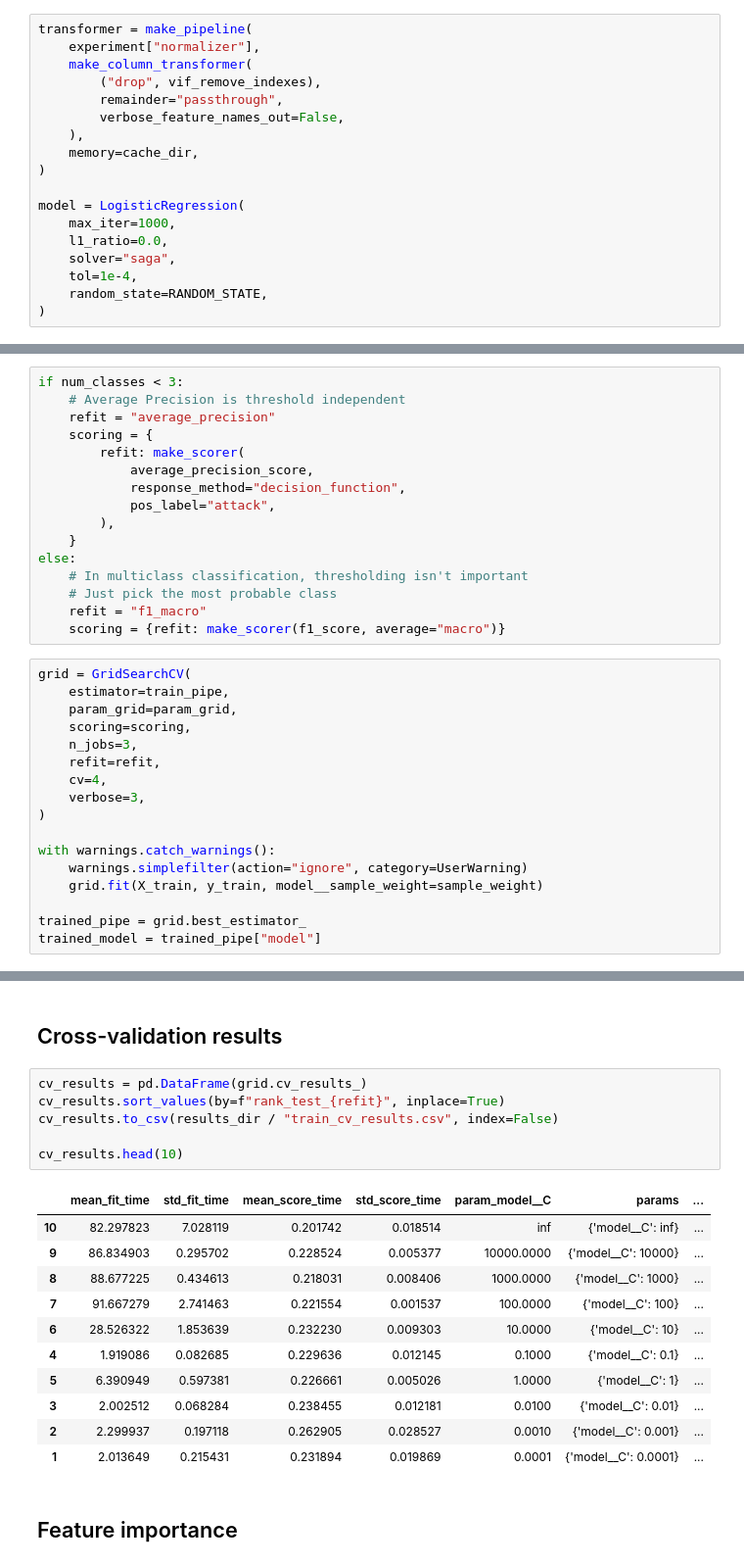
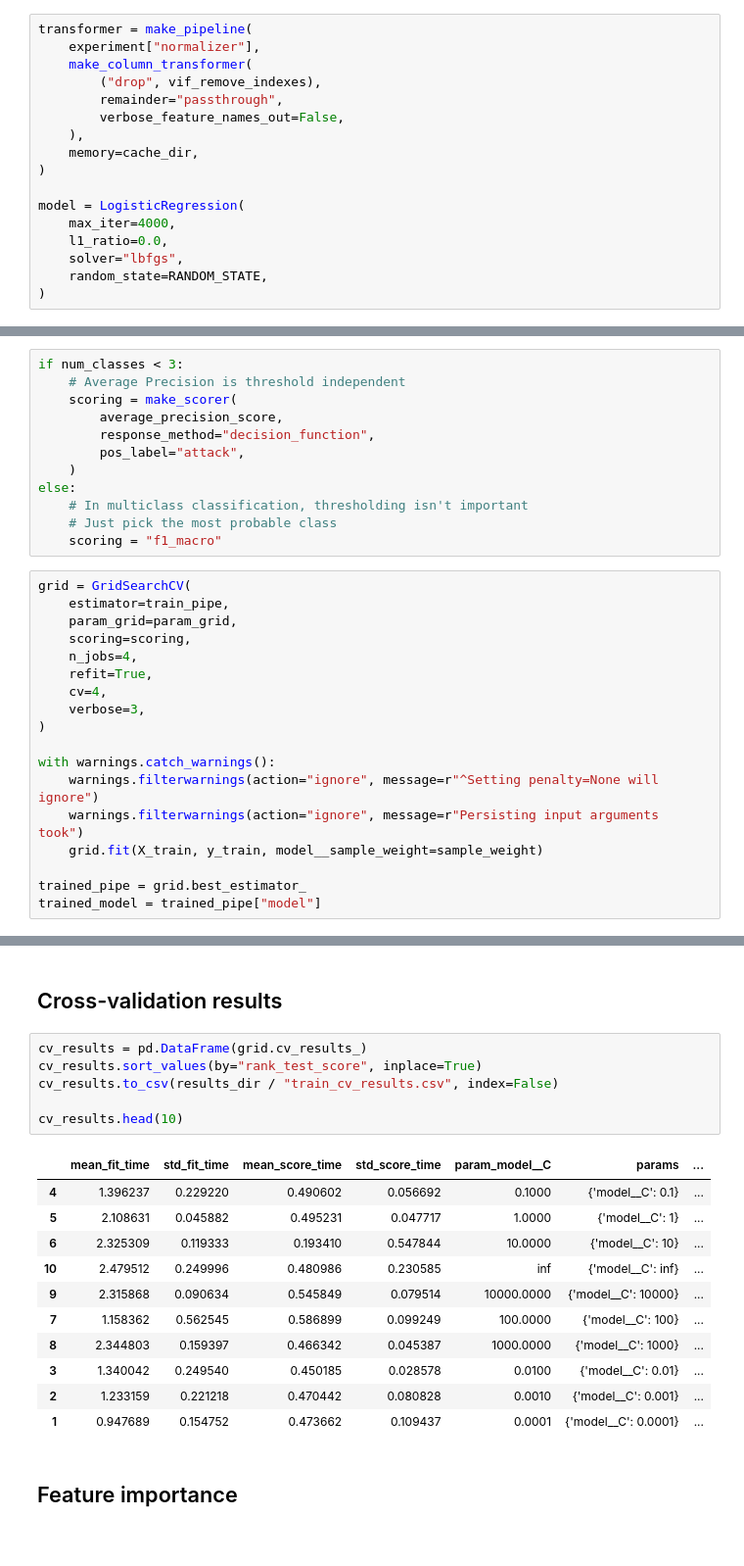
Before and after one commit to nelioasousa/iiot_threat_detec, a Jupyter notebook: experiments/exp03__basic_logistic_regression.ipynb, the cells around one changed output, grey strips where cells are left out. Shown at 98% size. Drawn from its saved outputs; the diff is of its cells as text.

```diff
--- a/experiments/exp03__basic_logistic_regression.ipynb
+++ b/experiments/exp03__basic_logistic_regression.ipynb
@@ -216,10 +213,9 @@ transformer = make_pipeline(
 )
 
 model = LogisticRegression(
-    max_iter=1000,
+    max_iter=4000,
     l1_ratio=0.0,
-    solver="saga",
-    tol=1e-4,
+    solver="lbfgs",
     random_state=RANDOM_STATE,
 )
 # %%
@@ -238,32 +234,29 @@ param_grid = {"model__C": C_range}
 # %%
 if num_classes < 3:
     # Average Precision is threshold independent
-    refit = "average_precision"
-    scoring = {
-        refit: make_scorer(
-            average_precision_score,
-            response_method="decision_function",
-            pos_label="attack",
-        ),
-    }
+    scoring = make_scorer(
+        average_precision_score,
+        response_method="decision_function",
+        pos_label="attack",
+    )
 else:
     # In multiclass classification, thresholding isn't important
     # Just pick the most probable class
-    refit = "f1_macro"
-    scoring = {refit: make_scorer(f1_score, average="macro")}
+    scoring = "f1_macro"
 # %%
 grid = GridSearchCV(
     estimator=train_pipe,
     param_grid=param_grid,
     scoring=scoring,
-    n_jobs=3,
-    refit=refit,
+    n_jobs=4,
+    refit=True,
     cv=4,
     verbose=3,
 )
 
 with warnings.catch_warnings():
-    warnings.simplefilter(action="ignore", category=UserWarning)
+    warnings.filterwarnings(action="ignore", message=r"^Setting penalty=None will ignore")
+    warnings.filterwarnings(action="ignore", message=r"Persisting input arguments took")
     grid.fit(X_train, y_train, model__sample_weight=sample_weight)
 
 trained_pipe = grid.best_estimator_
@@ -290,22 +283,22 @@ Fitting 4 folds for each of 11 candidates, totalling 44 fits
 ## Cross-validation results
 # %%
 cv_results = pd.DataFrame(grid.cv_results_)
-cv_results.sort_values(by=f"rank_test_{refit}", inplace=True)
+cv_results.sort_values(by="rank_test_score", inplace=True)
 cv_results.to_csv(results_dir / "train_cv_results.csv", index=False)
 
 cv_results.head(10)
 # %% [output]
 |  | mean_fit_time | std_fit_time | mean_score_time | std_score_time | param_model__C | params | ... |
-| 10 | 82.297823 | 7.028119 | 0.201742 | 0.018514 | inf | {'model__C': inf} | ... |
-| 9 | 86.834903 | 0.295702 | 0.228524 | 0.005377 | 10000.0000 | {'model__C': 10000} | ... |
-| 8 | 88.677225 | 0.434613 | 0.218031 | 0.008406 | 1000.0000 | {'model__C': 1000} | ... |
-| 7 | 91.667279 | 2.741463 | 0.221554 | 0.001537 | 100.0000 | {'model__C': 100} | ... |
-| 6 | 28.526322 | 1.853639 | 0.232230 | 0.009303 | 10.0000 | {'model__C': 10} | ... |
-| 4 | 1.919086 | 0.082685 | 0.229636 | 0.012145 | 0.1000 | {'model__C': 0.1} | ... |
-| 5 | 6.390949 | 0.597381 | 0.226661 | 0.005026 | 1.0000 | {'model__C': 1} | ... |
-| 3 | 2.002512 | 0.068284 | 0.238455 | 0.012181 | 0.0100 | {'model__C': 0.01} | ... |
-| 2 | 2.299937 | 0.197118 | 0.262905 | 0.028527 | 0.0010 | {'model__C': 0.001} | ... |
-| 1 | 2.013649 | 0.215431 | 0.231894 | 0.019869 | 0.0001 | {'model__C': 0.0001} | ... |
+| 4 | 1.396237 | 0.229220 | 0.490602 | 0.056692 | 0.1000 | {'model__C': 0.1} | ... |
+| 5 | 2.108631 | 0.045882 | 0.495231 | 0.047717 | 1.0000 | {'model__C': 1} | ... |
+| 6 | 2.325309 | 0.119333 | 0.193410 | 0.547844 | 10.0000 | {'model__C': 10} | ... |
+| 10 | 2.479512 | 0.249996 | 0.480986 | 0.230585 | inf | {'model__C': inf} | ... |
+| 9 | 2.315868 | 0.090634 | 0.545849 | 0.079514 | 10000.0000 | {'model__C': 10000} | ... |
+| 7 | 1.158362 | 0.562545 | 0.586899 | 0.099249 | 100.0000 | {'model__C': 100} | ... |
+| 8 | 2.344803 | 0.159397 | 0.466342 | 0.045387 | 1000.0000 | {'model__C': 1000} | ... |
+| 3 | 1.340042 | 0.249540 | 0.450185 | 0.028578 | 0.0100 | {'model__C': 0.01} | ... |
+| 2 | 1.233159 | 0.221218 | 0.470442 | 0.080828 | 0.0010 | {'model__C': 0.001} | ... |
+| 1 | 0.947689 | 0.154752 | 0.473662 | 0.109437 | 0.0001 | {'model__C': 0.0001} | ... |
 # %% [markdown]
 ## Feature importance
 # %%
```
Also changed, not shown: parts of 12 cells of this notebook, 21 other files.
